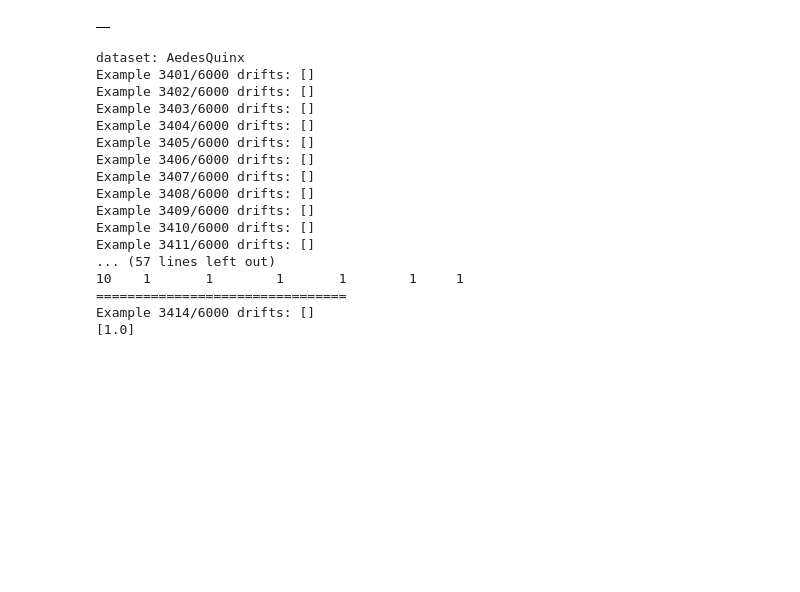
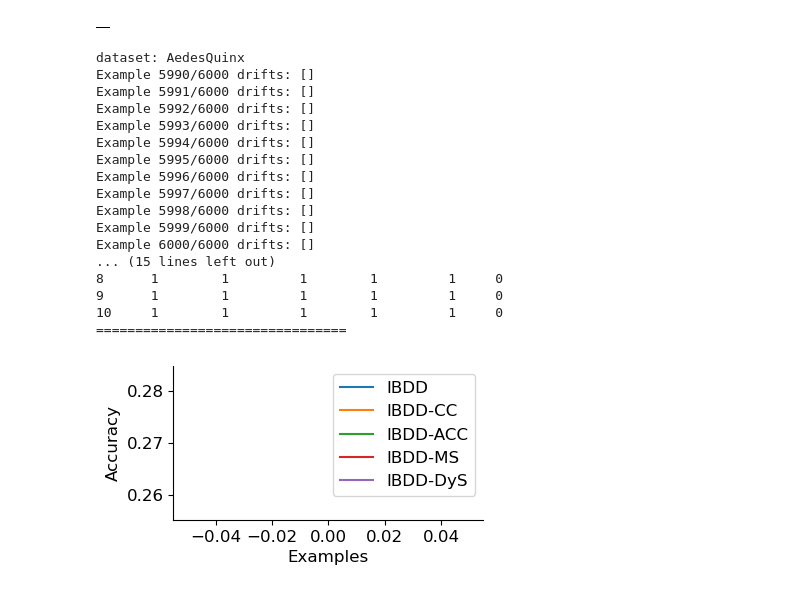
Before and after one commit to luizfernandolj/DataStreams-Quantification, a Jupyter notebook: Test.ipynb, the cells around one changed output. Drawn from its saved outputs; the diff is of its cells as text; code cells hidden in the pictures; blank space fills up the shorter version.

Commit message:
Starting the making of plots

```diff
--- a/Test.ipynb
+++ b/Test.ipynb
@@ -48,55 +49,77 @@ clf = RandomForestClassifier(n_estimators=200)
 # %%
 table = pd.DataFrame()
 window_size = 11#window parameter to build the images for comparison
-t = 3400
+t = 5989
 table
 # %% [output]
 |  |
+# %%
+def plot_acc(vet_accs, size_window):
+      fig, ax = plt.subplots(figsize=(4, 2))
+      for key, accs  in vet_accs.items():
+        plt.plot([float(x)*size_window for x in range(0,len(accs))], accs, label=key )
+      ax.spines['top'].set_visible(False)
+      ax.spines['right'].set_visible(False)
+      plt.xlabel('Examples')
+      plt.ylabel('Accuracy')
+      plt.legend()
+      plt.show()
 # %%
+vet_accs = {}
 for i, files in enumerate(zip(files_train, files_test)):
     contexts = files[1].iloc[:, -1]
     stream = pd.concat([files[0], files[1]], ignore_index=True)
     stream = stream.iloc[:, :-1]
     stream.iloc[:, -1].replace(2, int(0), inplace=True)
 
     print(f"dataset: {datasets[i]}")
+    row = pd.DataFrame()
+    vet_accs_table = pd.DataFrame()
 
-    threshold = 0.001
-    wrs = WRS(stream, t, window_size, clf, contexts, threshold)
-    accs = wrs.runslidingwindow()
-    table = pd.concat([table, pd.DataFrame([accs.mean().to_dict()])])
-    print(table)
+    row["dataset"] = datasets[i]
 
     epsilon = 3
     ibdd = IBDD(stream, t, window_size, clf, contexts, epsilon)
-    accs = ibdd.runslidingwindow()
-    table = pd.concat([table, pd.DataFrame([accs.mean().to_dict()])])
-    print(table)
+    accs1, final_accs1 = ibdd.runslidingwindow()
+    row = pd.concat([row, pd.DataFrame([accs1.mean().to_dict()])], axis=1)
+    vet_accs_table = pd.concat([vet_accs_table, final_accs1], axis=1)
+    plot_acc(accs1, window_size)
 
 
     threshold = 1.90
     iks = IKS(stream, t, window_size, clf, contexts, threshold)
-    accs = iks.runslidingwindow()
-    table = pd.concat([table, pd.DataFrame([accs.mean().to_dict()])])
+    accs2, final_accs2 = iks.runslidingwindow()
+    row = pd.concat([row, pd.DataFrame([accs2.mean().to_dict()])], axis=1)
+    vet_accs_table = pd.concat([vet_accs_table, final_accs2], axis=1)
+    plot_acc(accs2, window_size)
+
+
+    threshold = 0.001
+    wrs = WRS(stream, t, window_size, clf, contexts, threshold)
+    accs3, final_accs3 = wrs.runslidingwindow()
+    row = pd.concat([row, pd.DataFrame([accs3.mean().to_dict()])], axis=1)
+    vet_accs_table = pd.concat([vet_accs_table, final_accs3], axis=1)
+    plot_acc(accs3, window_size)
+
+    vet_accs[datasets[i]] = vet_accs_table
+    table = pd.concat([table, row], ignore_index=True)
     print(table)
-
-table["datasets"] = datasets
-print(table)
 # %% [output]
 dataset: AedesQuinx
-Example 3401/6000 drifts: []
-Example 3402/6000 drifts: []
-Example 3403/6000 drifts: []
-Example 3404/6000 drifts: []
-Example 3405/6000 drifts: []
-Example 3406/6000 drifts: []
-Example 3407/6000 drifts: []
-Example 3408/6000 drifts: []
-Example 3409/6000 drifts: []
-Example 3410/6000 drifts: []
-Example 3411/6000 drifts: []
-... (57 lines left out)
-10    1       1        1       1        1     1
+Example 5990/6000 drifts: []
+Example 5991/6000 drifts: []
+Example 5992/6000 drifts: []
+Example 5993/6000 drifts: []
+Example 5994/6000 drifts: []
+Example 5995/6000 drifts: []
+Example 5996/6000 drifts: []
+Example 5997/6000 drifts: []
+Example 5998/6000 drifts: []
+Example 5999/6000 drifts: []
+Example 6000/6000 drifts: []
+... (15 lines left out)
+8      1        1         1        1         1     0
+9      1        1         1        1         1     0
+10     1        1         1        1         1     0
 ================================
-Example 3414/6000 drifts: []
-[1.0]
+[figure, added]
```
Also changed, not shown: parts of 3 cells of this notebook, 9 other files.
